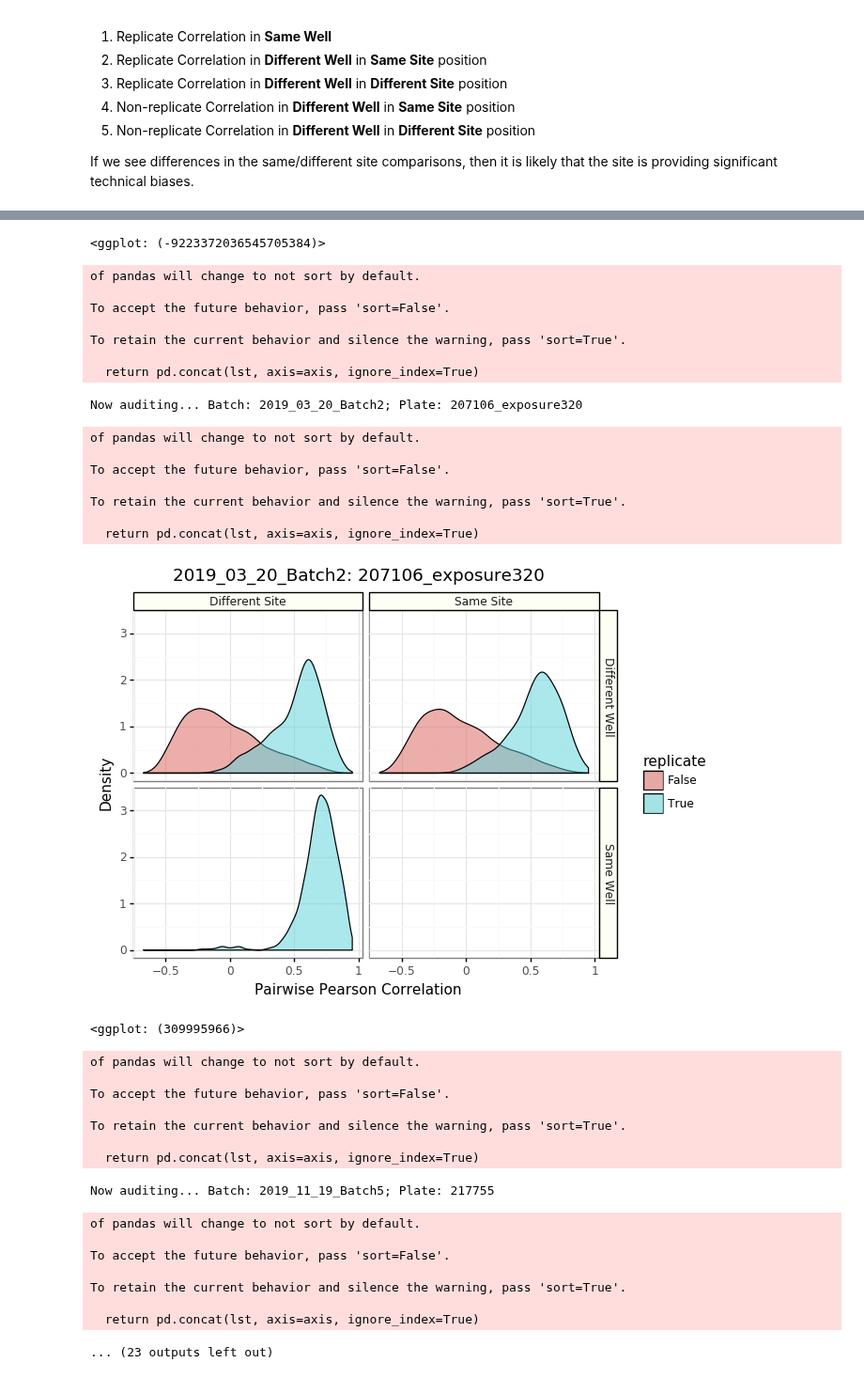
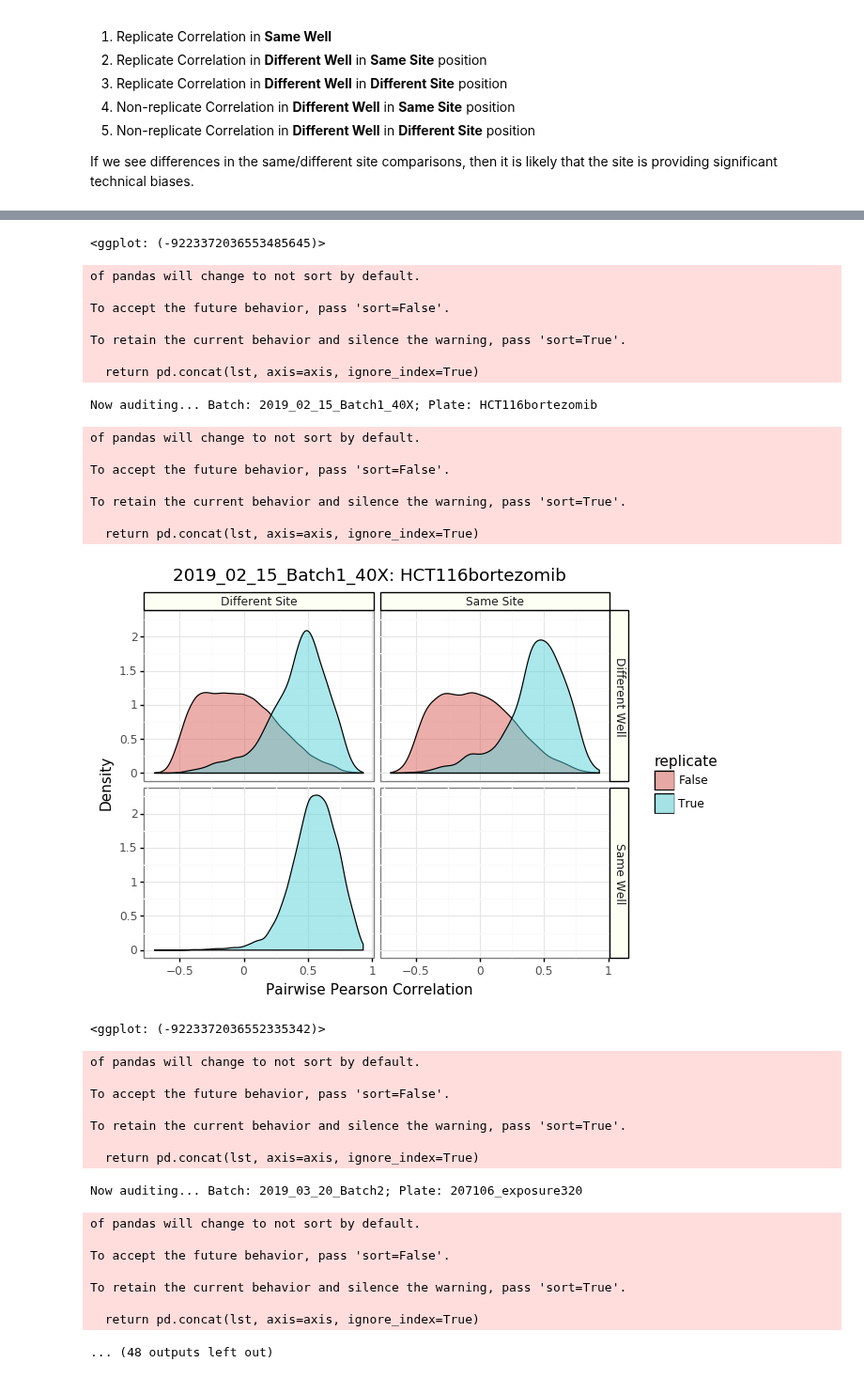
Before and after one commit to broadinstitute/profiling-resistance-mechanisms, a Jupyter notebook: 1.profiling-audit/site-level-audit.ipynb, the cells around one changed output, grey strips where cells are left out. Shown at 94% size. Saved outputs shown, nothing was run; the diff lists cells and outputs as text; code cells hidden in the pictures.

Commit message:
perform site level audit for all plates

```diff
--- a/1.profiling-audit/site-level-audit.ipynb
+++ b/1.profiling-audit/site-level-audit.ipynb
@@ -40,8 +40,11 @@ def audit_site(df, audit_cols, batch, plate, resolution="full"):
     same_plate = site_df.Metadata_Plate_pair_a == site_df.Metadata_Plate_pair_b
 
     if "Metadata_clone_number" in audit_cols:
-        same_treatment = site_df.Metadata_treatment_pair_a == site_df.Metadata_treatment_pair_b
         same_clone = site_df.Metadata_clone_number_pair_a == site_df.Metadata_clone_number_pair_b
+        if "Metadata_treatment" in audit_cols:
+            same_treatment = site_df.Metadata_treatment_pair_a == site_df.Metadata_treatment_pair_b
+        else:
+            same_treatment = same_clone
     else:
         same_treatment = site_df.Metadata_Dosage_pair_a == site_df.Metadata_Dosage_pair_b
         same_clone = site_df.Metadata_CellLine_pair_a == site_df.Metadata_CellLine_pair_b
@@ -140,59 +135,58 @@ for data in yaml.load_all(stream, Loader=yaml.FullLoader):
 general_audit_cols = ["Metadata_Well", "Metadata_Site", "Metadata_Plate"]
 # %%
 for batch in audit_config:
-    if batch in site_batches:
-        batch_dict = audit_config[batch]
-        audit_cols = batch_dict["auditcols"]
-        site_audit_cols = audit_cols + general_audit_cols
-        plate_files = batch_dict["plate_files"]
-        plates = batch_dict["plates"]
-        for plate in plates:
-            figure_dir = os.path.join("figures", batch, plate)
-            output_file = os.path.join(
-                figure_dir, "{}_{}_site_correlation".format(batch, plate)
-            )
-            print("Now auditing... Batch: {}; Plate: {}".format(batch, plate))
-            df = pd.read_csv(plate_files[plate])
-            audit_gg = audit_site(df, site_audit_cols, batch, plate)
+    batch_dict = audit_config[batch]
+    audit_cols = batch_dict["auditcols"]
+    site_audit_cols = audit_cols + general_audit_cols
+    plate_files = batch_dict["plate_files"]
+    plates = batch_dict["plates"]
+    for plate in plates:
+        figure_dir = os.path.join("figures", batch, plate)
+        output_file = os.path.join(
+            figure_dir, "{}_{}_site_correlation".format(batch, plate)
+        )
+        print("Now auditing... Batch: {}; Plate: {}".format(batch, plate))
+        df = pd.read_csv(plate_files[plate])
+        audit_gg = audit_site(df, site_audit_cols, batch, plate)
 
-            print(audit_gg)
+        print(audit_gg)
 
-            save_figure(
-                audit_gg,
-                output_file,
-                dpi=300,
-                height=3,
-                width=4,
-                extensions=output_file_extensions,
-            )
+        save_figure(
+            audit_gg,
+            output_file,
+            dpi=300,
+            height=3,
+            width=4,
+            extensions=output_file_extensions,
+        )
 # %% [output]
 Now auditing... Batch: 2019_02_15_Batch1_20X; Plate: HCT116bortezomib
 of pandas will change to not sort by default.
 
 To accept the future behavior, pass 'sort=False'.
 
 To retain the current behavior and silence the warning, pass 'sort=True'.
 
   return pd.concat(lst, axis=axis, ignore_index=True)
 [figure]
-<ggplot: (-9223372036545705384)>
+<ggplot: (-9223372036553485645)>
 of pandas will change to not sort by default.
 
 To accept the future behavior, pass 'sort=False'.
 
 To retain the current behavior and silence the warning, pass 'sort=True'.
 
   return pd.concat(lst, axis=axis, ignore_index=True)
-Now auditing... Batch: 2019_03_20_Batch2; Plate: 207106_exposure320
+Now auditing... Batch: 2019_02_15_Batch1_40X; Plate: HCT116bortezomib
 of pandas will change to not sort by default.
 
 To accept the future behavior, pass 'sort=False'.
 
 To retain the current behavior and silence the warning, pass 'sort=True'.
 
   return pd.concat(lst, axis=axis, ignore_index=True)
-[figure, old version]
+[figure, new version]
-<ggplot: (309995966)>
+<ggplot: (-9223372036552335342)>
 of pandas will change to not sort by default.
 
 To accept the future behavior, pass 'sort=False'.
@@ -200,7 +194,7 @@ To accept the future behavior, pass 'sort=False'.
 To retain the current behavior and silence the warning, pass 'sort=True'.
 
   return pd.concat(lst, axis=axis, ignore_index=True)
-Now auditing... Batch: 2019_11_19_Batch5; Plate: 217755
+Now auditing... Batch: 2019_03_20_Batch2; Plate: 207106_exposure320
 of pandas will change to not sort by default.
 
 To accept the future behavior, pass 'sort=False'.
@@ -208,4 +202,4 @@ To accept the future behavior, pass 'sort=False'.
 To retain the current behavior and silence the warning, pass 'sort=True'.
 
   return pd.concat(lst, axis=axis, ignore_index=True)
-... (23 outputs left out)
+... (48 outputs left out)
```
Also changed, not shown: parts of 1 cell of this notebook, 1 other file.
